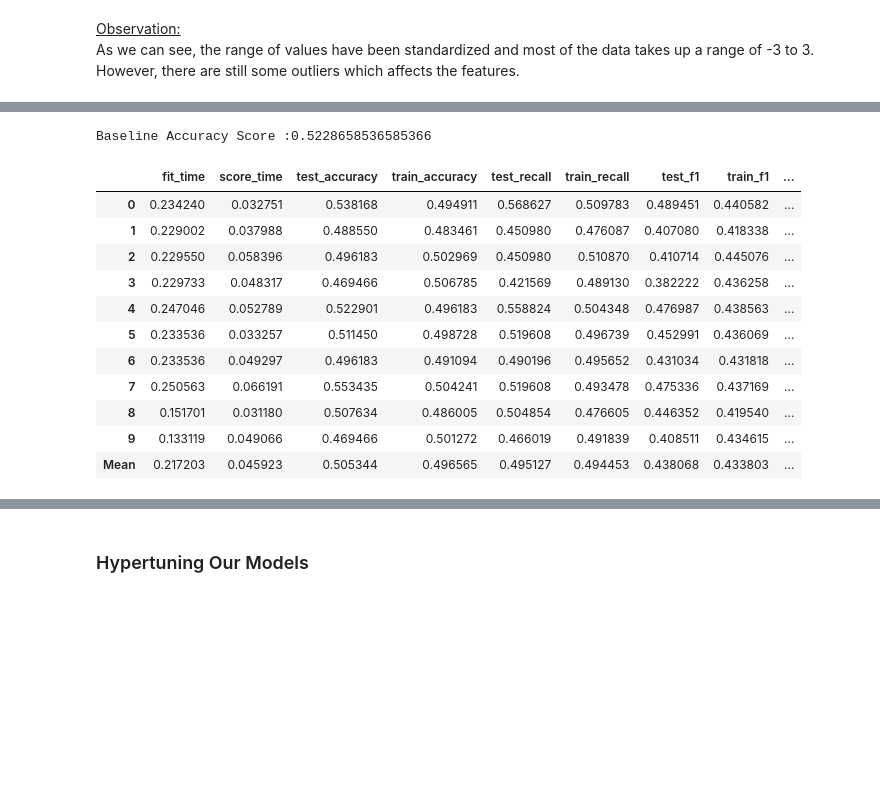
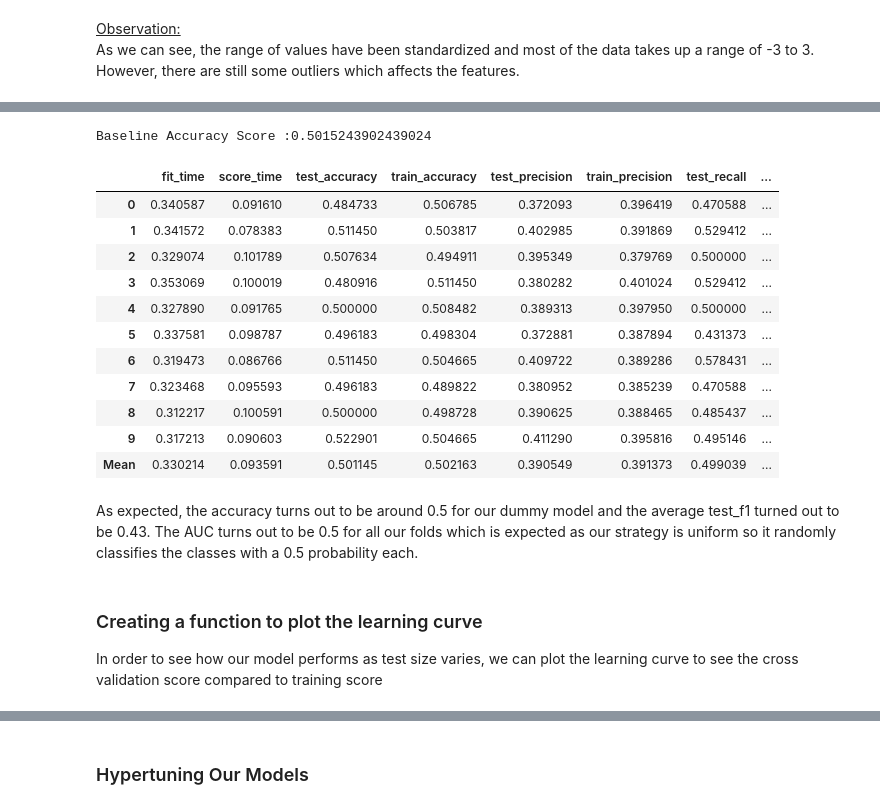
Before and after one commit to y0ngjie/AIML-ST1511-CA1, a Jupyter notebook: CA1-Classification.ipynb, the cells around one changed output, grey strips where cells are left out. Cells and saved outputs as stored; diff of their text form; code cells hidden in the pictures; blank space fills up the shorter version.

```diff
--- a/CA1-Classification.ipynb
+++ b/CA1-Classification.ipynb
@@ -350,0 +430,14 @@ dtype: int64
+# %%
+def k_constant(df):
+    df["k_constant"] = pd.to_numeric(df['Solids']/df['Conductivity'])
+    return df
+
+def ph_drinkable(df):
+    df['ph_drinkable'] = df['ph'].apply(lambda x: 1 if x >= 6.5 and x <=8.5 else 0)
+    return df
+
+def createCols(df):
+    return ph_drinkable(k_constant(df))
+
+X_training = createCols(X_training)
+X_training
@@ -469,0 +619,2 @@ The dummy model acts as a control, it is a baseline model for comparison to our
+# %%
+scoring_methods = ["accuracy", "precision", "recall", "f1", "roc_auc"]
@@ -470,51 +624,49 @@ The dummy model acts as a control, it is a baseline model for comparison to our
 # %%
-scoring_methods = ["accuracy", "recall", "f1", "roc_auc"]
-
 steps[STEPS_LEN] = ("model", DummyClassifier(strategy="uniform"))
 dummy = IMBPipeline(steps=steps)
 dummy.fit(X_train, y_train)
+
+kf = StratifiedKFold(n_splits=10, shuffle=True, random_state=42)
 print(f"Baseline Accuracy Score :{dummy.score(X_test,y_test)}")
 scores = cross_validate(
     dummy,
     X_train,
     y_train,
-    cv=10,
+    cv=kf,
     scoring=scoring_methods,
-    n_jobs=4,
+    n_jobs=-1,
     return_train_score=True,
 )
-# Assuming scores is a DataFrame
-dummy_model_score = pd.DataFrame(scores)
 
-# Create a new row as a DataFrame with the mean values
-mean_row = pd.DataFrame([dummy_model_score.mean()], columns=dummy_model_score.columns, index=["Mean"])
 # Concatenate along rows (axis=0) to add the mean row
-dummy_model_score = pd.concat([dummy_model_score, mean_row])
+dummy_model_score = pd.concat([pd.DataFrame(scores),
+                               pd.DataFrame([pd.DataFrame(scores).mean()],
+                                             columns=pd.DataFrame(scores).columns, index=["Mean"])]
+                               )
 
 display(dummy_model_score.style.apply(
-        lambda x: [
-            "background-color: red; color: white" if v else "" for v in x == x.min()
-        ]
+    lambda x: ["background-color: red; color: white" if v else "" for v in x == x.min()]).apply(
+        lambda x: ["background-color: green; color: white" if v else "" for v in x == x.max()])
     )
-    .apply(
-        lambda x: [
-            "background-color: green; color: white" if v else "" for v in x == x.max()
-        ]
-    ))
 # %% [output]
-Baseline Accuracy Score :0.5228658536585366
+Baseline Accuracy Score :0.5015243902439024
-|  | fit_time | score_time | test_accuracy | train_accuracy | test_recall | train_recall | test_f1 | train_f1 | ... |
-| 0 | 0.234240 | 0.032751 | 0.538168 | 0.494911 | 0.568627 | 0.509783 | 0.489451 | 0.440582 | ... |
-| 1 | 0.229002 | 0.037988 | 0.488550 | 0.483461 | 0.450980 | 0.476087 | 0.407080 | 0.418338 | ... |
-| 2 | 0.229550 | 0.058396 | 0.496183 | 0.502969 | 0.450980 | 0.510870 | 0.410714 | 0.445076 | ... |
-| 3 | 0.229733 | 0.048317 | 0.469466 | 0.506785 | 0.421569 | 0.489130 | 0.382222 | 0.436258 | ... |
-| 4 | 0.247046 | 0.052789 | 0.522901 | 0.496183 | 0.558824 | 0.504348 | 0.476987 | 0.438563 | ... |
-| 5 | 0.233536 | 0.033257 | 0.511450 | 0.498728 | 0.519608 | 0.496739 | 0.452991 | 0.436069 | ... |
-| 6 | 0.233536 | 0.049297 | 0.496183 | 0.491094 | 0.490196 | 0.495652 | 0.431034 | 0.431818 | ... |
-| 7 | 0.250563 | 0.066191 | 0.553435 | 0.504241 | 0.519608 | 0.493478 | 0.475336 | 0.437169 | ... |
-| 8 | 0.151701 | 0.031180 | 0.507634 | 0.486005 | 0.504854 | 0.476605 | 0.446352 | 0.419540 | ... |
-| 9 | 0.133119 | 0.049066 | 0.469466 | 0.501272 | 0.466019 | 0.491839 | 0.408511 | 0.434615 | ... |
-| Mean | 0.217203 | 0.045923 | 0.505344 | 0.496565 | 0.495127 | 0.494453 | 0.438068 | 0.433803 | ... |
+|  | fit_time | score_time | test_accuracy | train_accuracy | test_precision | train_precision | test_recall | ... |
+| 0 | 0.340587 | 0.091610 | 0.484733 | 0.506785 | 0.372093 | 0.396419 | 0.470588 | ... |
+| 1 | 0.341572 | 0.078383 | 0.511450 | 0.503817 | 0.402985 | 0.391869 | 0.529412 | ... |
+| 2 | 0.329074 | 0.101789 | 0.507634 | 0.494911 | 0.395349 | 0.379769 | 0.500000 | ... |
+| 3 | 0.353069 | 0.100019 | 0.480916 | 0.511450 | 0.380282 | 0.401024 | 0.529412 | ... |
+| 4 | 0.327890 | 0.091765 | 0.500000 | 0.508482 | 0.389313 | 0.397950 | 0.500000 | ... |
+| 5 | 0.337581 | 0.098787 | 0.496183 | 0.498304 | 0.372881 | 0.387894 | 0.431373 | ... |
+| 6 | 0.319473 | 0.086766 | 0.511450 | 0.504665 | 0.409722 | 0.389286 | 0.578431 | ... |
+| 7 | 0.323468 | 0.095593 | 0.496183 | 0.489822 | 0.380952 | 0.385239 | 0.470588 | ... |
+| 8 | 0.312217 | 0.100591 | 0.500000 | 0.498728 | 0.390625 | 0.388465 | 0.485437 | ... |
+| 9 | 0.317213 | 0.090603 | 0.522901 | 0.504665 | 0.411290 | 0.395816 | 0.495146 | ... |
+| Mean | 0.330214 | 0.093591 | 0.501145 | 0.502163 | 0.390549 | 0.391373 | 0.499039 | ... |
+# %% [markdown]
+As expected, the accuracy turns out to be around 0.5 for our dummy model and the average test_f1 turned out to be 0.43. The AUC turns out to be 0.5 for all our folds which is expected as our strategy is uniform so it randomly classifies the classes with a 0.5 probability each.
+# %% [markdown]
+### Creating a function to plot the learning curve
+In order to see how our model performs as test size varies, we can plot the learning curve to see the cross validation score compared to training score
 # %%
 def plot_learning_curve(
     model,
```
Also changed, not shown: parts of 65 cells of this notebook, 1 other file.
